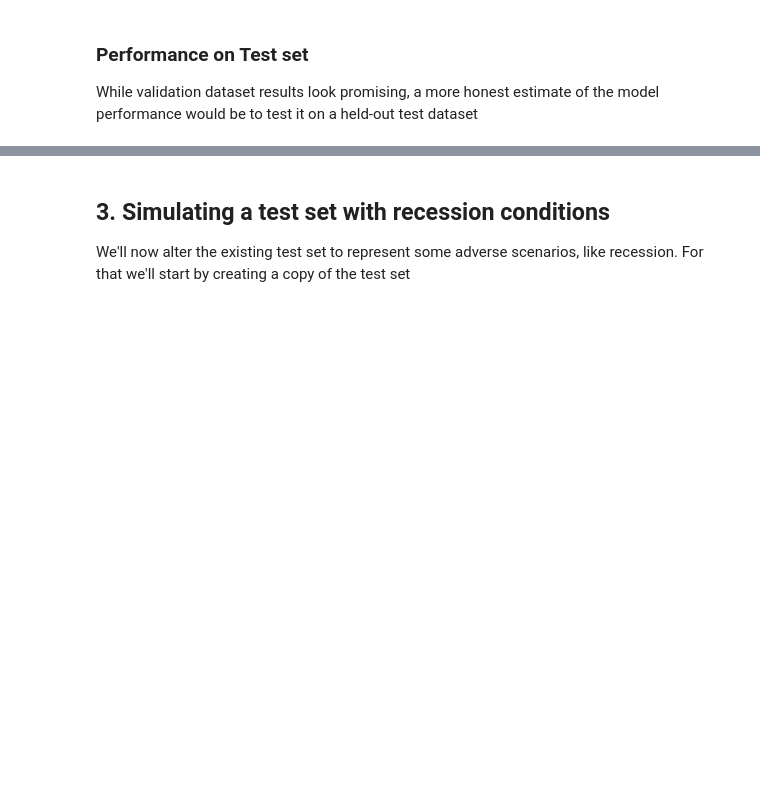
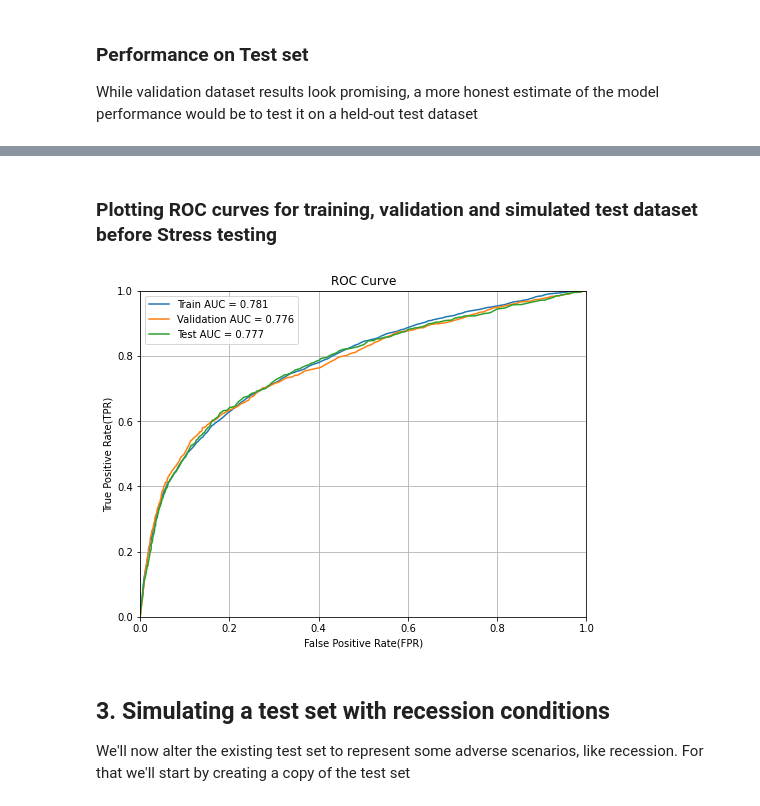
Before and after one commit to ml-for-high-risk-apps-book/Machine-Learning-for-High-Risk-Applications-Book, a Jupyter notebook: code/Chapter-8/Stress_testing_XGBoost.ipynb, the cells around one changed output, grey strips where cells are left out. Saved outputs shown, nothing was run; the diff lists cells and outputs as text; code cells hidden in the pictures; blank space fills up the shorter version.

```diff
--- a/code/Chapter-8/Stress_testing_XGBoost.ipynb
+++ b/code/Chapter-8/Stress_testing_XGBoost.ipynb
@@ -248,3 +248,29 @@ perf_test.auc()
+# %% [markdown]
+### Plotting ROC curves for training, validation and simulated test dataset before Stress testing
+# %%
+perf_train = xgb_best.model_performance(train=True)
+perf_valid = xgb_best.model_performance(valid=True)
+perf_test = xgb_best.model_performance(test_data=test_frame)
+
+
+
+x = perf_train.plot(type = 'roc',plot=False);
+y = perf_valid.plot(type = 'roc',plot=False);
+z = perf_test.plot(type = 'roc',plot=False);
+# %%
+plt.figure(figsize=(8,6))
+plt.plot(x[0],x[1],label=f'Train AUC = {np.round(xgb_best.model_performance(train=True).auc(),3)}')
+plt.plot(y[0],y[1],label=f'Validation AUC = {np.round(xgb_best.model_performance(valid=True).auc(),3)}')
+plt.plot(z[0],z[1],label=f'Test AUC = {np.round(xgb_best.model_performance(test_data = test_frame).auc(),3)}')
+plt.title('ROC Curve')
+plt.xlabel('False Positive Rate(FPR)')
+plt.ylabel('True Positive Rate(TPR)')
+plt.xlim(0,1)
+plt.ylim(0,1)
+plt.legend()
+plt.grid()
+# %% [output]
+[figure, added]
 # %% [markdown]
 ## 3. Simulating a test set with recession conditions
 
```
Also changed, not shown: parts of 14 cells of this notebook.
